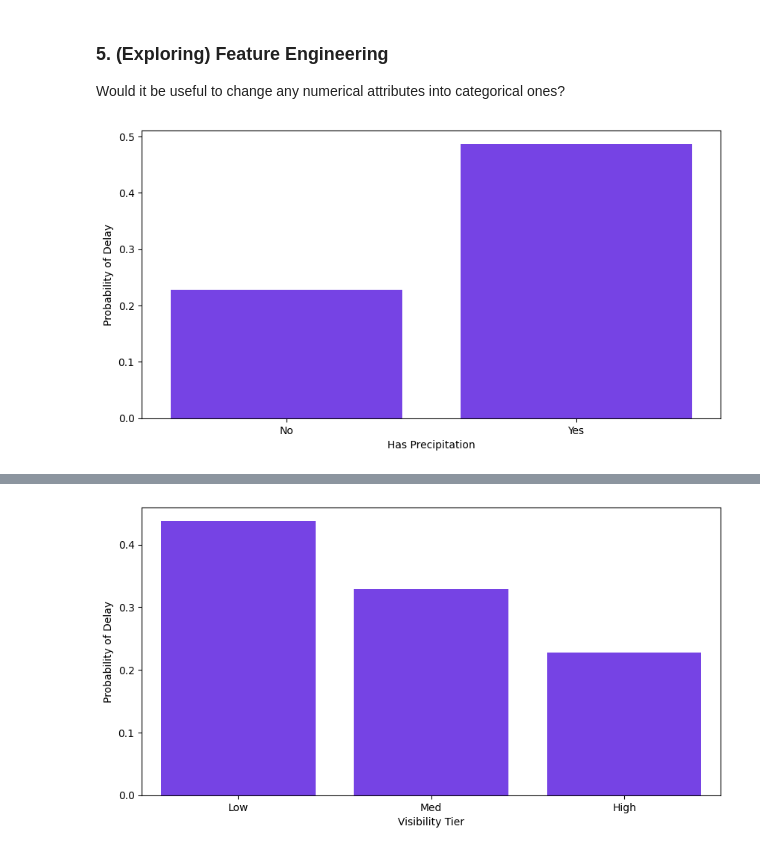
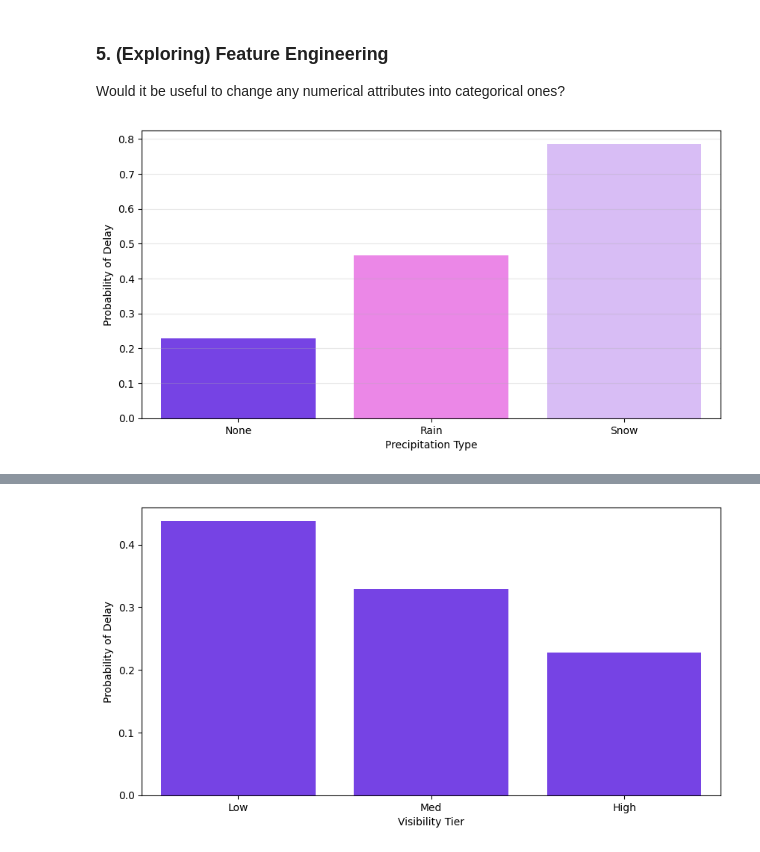
Before and after one commit to lucyg04/nycflights13, a Jupyter notebook: Practical 1/practical1_py.ipynb, the cells around one changed output, grey strips where cells are left out. Cells and saved outputs as stored; diff of their text form; code cells hidden in the pictures.

```diff
--- a/Practical 1/practical1_py.ipynb
+++ b/Practical 1/practical1_py.ipynb
@@ -1247,21 +1308,35 @@ flights_train_copy.isna().sum(axis=0).to_frame(name='# of Missing Values')
 
 Would it be useful to change any numerical attributes into categorical ones?
 # %%
-# Change precip into a binary categorical feature has_precip
-flights_train_copy['has_precip'] = (flights_train_copy['precip'] > 0).map({True: 'Yes', False: 'No'})
-flights_train_copy['has_precip'] = flights_train_copy['has_precip'].astype('category')
+# Make a new feature precip_cat (categorical) feature with "None", "Rain" and "Snow" using temperature and precip
+conditions = [
+    (flights_train_copy['precip'] == 0),
+    (flights_train_copy['precip'] > 0) & (flights_train_copy['temp'] > 32),
+    (flights_train_copy['precip'] > 0) & (flights_train_copy['temp'] <= 32)
+]
+choices = ['None', 'Rain', 'Snow']
+
+flights_train_copy['precip_cat'] = np.select(conditions, choices, default='None')
+flights_train_copy['precip_cat'] = flights_train_copy['precip_cat'].astype('category')
 
 # Plot the relationship between has_precip and is_delayed to confirm the relationship after categorisation
 plt.figure(figsize=(10, 5))
+vis_rel = flights_train_copy.groupby('precip_cat')['is_delayed'].mean().reindex(['None', 'Rain', 'Snow'])
 
-vis_rel = flights_train_copy.groupby('has_precip')['is_delayed'].mean()
-
-sns.barplot(x=vis_rel.index, y=vis_rel.values, color='#6c28ff')
+# Using your purple theme with slight variations to distinguish the three types
+sns.barplot(
+    x=vis_rel.index,
+    y=vis_rel.values,
+    hue=vis_rel.index,   # Now the palette knows what to color
+    palette=['#6c28ff', '#fc76f7', '#d8b4fe'],
+    legend=False         # Removes the redundant legend
+)
 
 plt.ylabel('Probability of Delay')
-plt.xlabel('Has Precipitation')
+plt.xlabel('Precipitation Type')
+plt.grid(axis='y', alpha=0.3)
 plt.show()
 
 # This looks like it would be a valuable transformation to make
 # %% [output]
-[figure, old version]
+[figure, new version]
```
Also changed, not shown: parts of 36 cells of this notebook.
